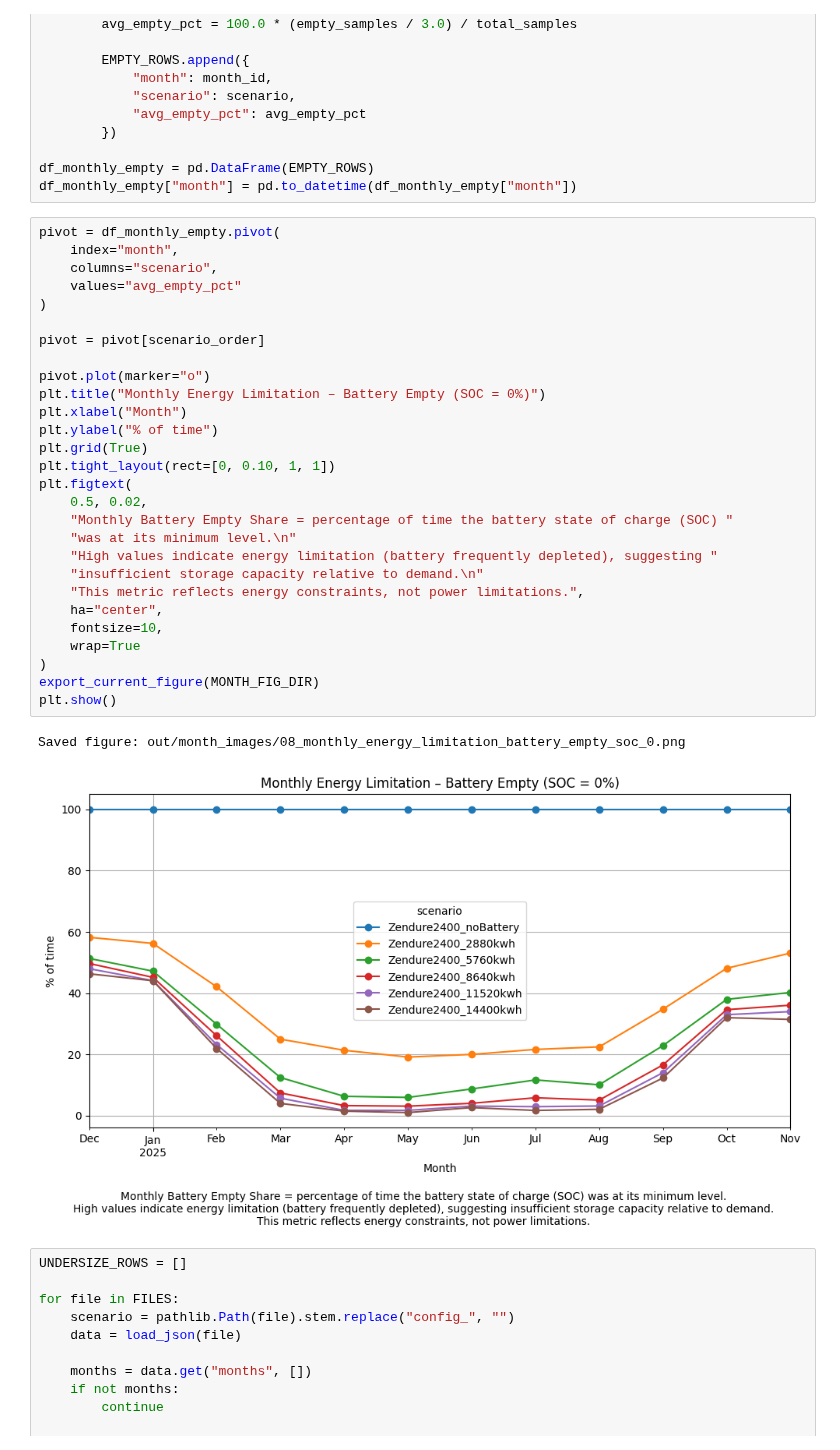
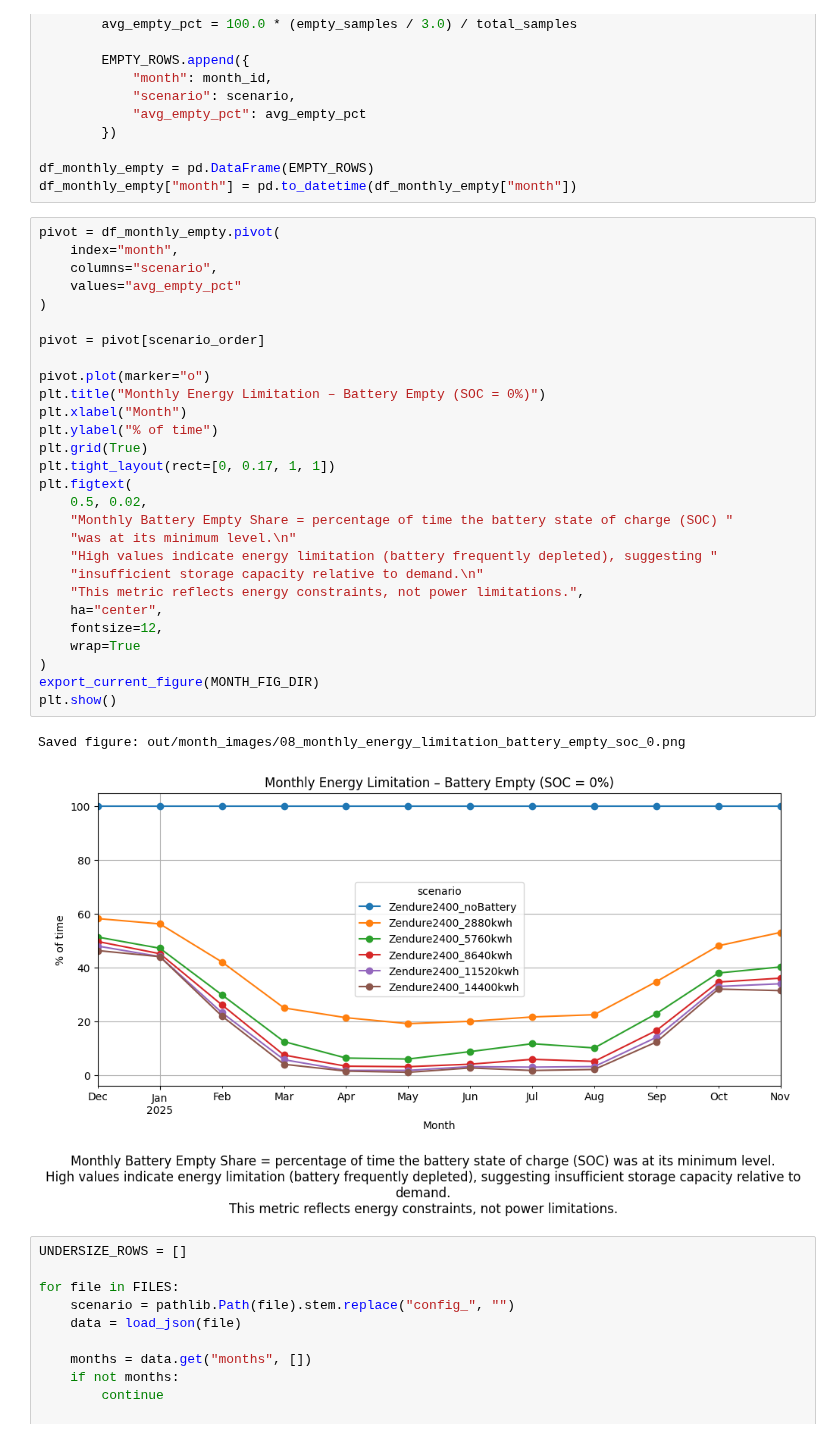
Before and after one commit to nicoMeynet/BatterySimu, a Jupyter notebook: battery_comparison_month.ipynb, the cells around one changed output. Saved outputs shown, nothing was run; the diff lists cells and outputs as text.

```diff
--- a/battery_comparison_month.ipynb
+++ b/battery_comparison_month.ipynb
@@ -454,34 +454,34 @@ df_monthly_empty["month"] = pd.to_datetime(df_monthly_empty["month"])
 # %%
 pivot = df_monthly_empty.pivot(
     index="month",
     columns="scenario",
     values="avg_empty_pct"
 )
 
 pivot = pivot[scenario_order]
 
 pivot.plot(marker="o")
 plt.title("Monthly Energy Limitation – Battery Empty (SOC = 0%)")
 plt.xlabel("Month")
 plt.ylabel("% of time")
 plt.grid(True)
-plt.tight_layout(rect=[0, 0.10, 1, 1])
+plt.tight_layout(rect=[0, 0.17, 1, 1])
 plt.figtext(
     0.5, 0.02,
     "Monthly Battery Empty Share = percentage of time the battery state of charge (SOC) "
     "was at its minimum level.\n"
     "High values indicate energy limitation (battery frequently depleted), suggesting "
     "insufficient storage capacity relative to demand.\n"
     "This metric reflects energy constraints, not power limitations.",
     ha="center",
-    fontsize=10,
+    fontsize=12,
     wrap=True
 )
 export_current_figure(MONTH_FIG_DIR)
 plt.show()
 # %% [output]
 Saved figure: out/month_images/08_monthly_energy_limitation_battery_empty_soc_0.png
-[figure, old version]
+[figure, new version]
 # %%
 UNDERSIZE_ROWS = []
 
```
Also changed, not shown: parts of 13 cells of this notebook, 4 other files.
